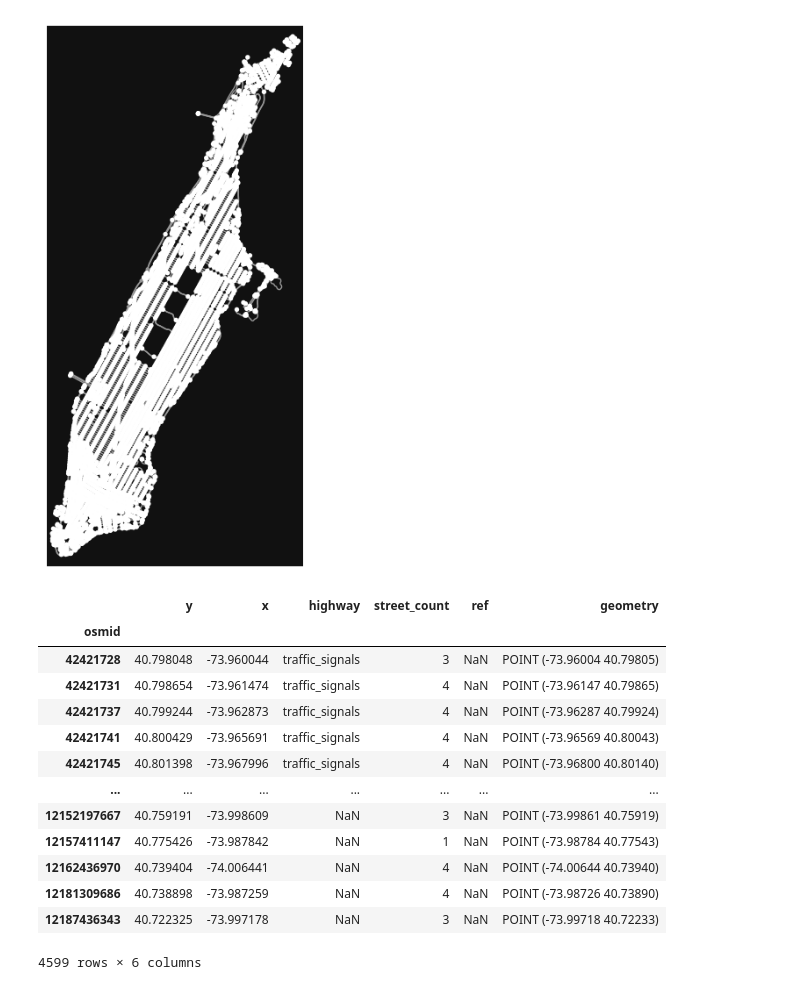
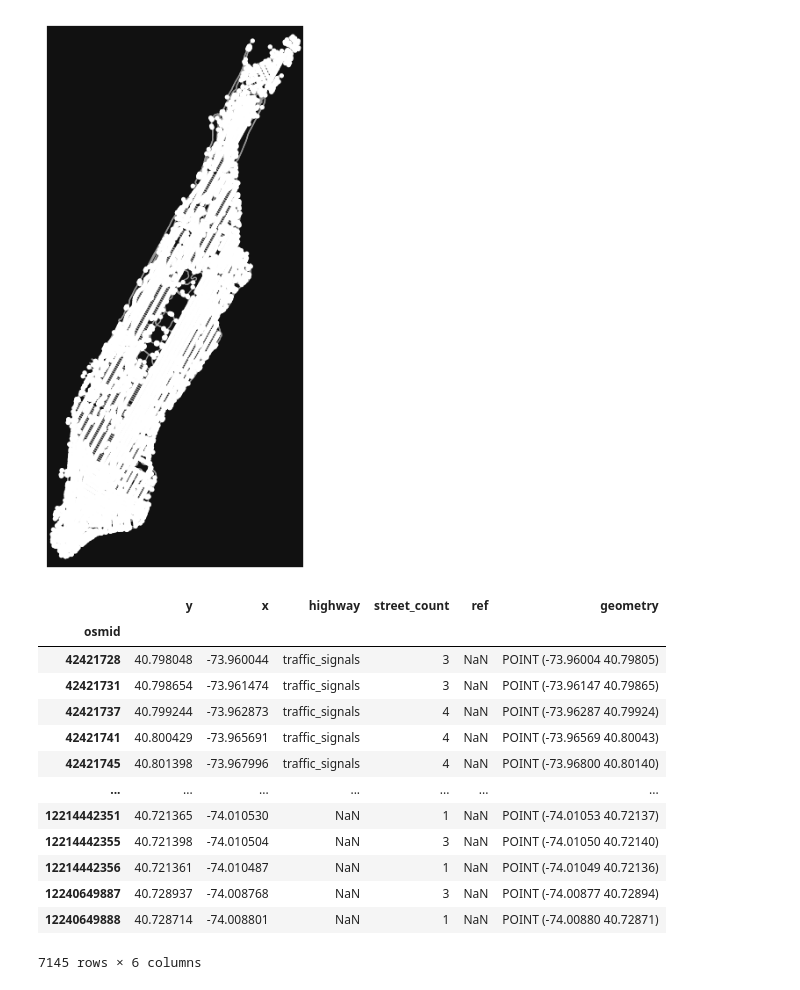
Before and after one commit to amyxqc/bikenyc2024, a Jupyter notebook: Initial.ipynb, the cells around one changed output. Cells and saved outputs as stored; diff of their text form; code cells hidden in the pictures.

```diff
--- a/Initial.ipynb
+++ b/Initial.ipynb
@@ -19,28 +19,28 @@ settings.cache_folder = "/tmp/cache"
 # %%
 # Define the place
 place = "Manhattan, New York, NY"
 # Add the street network to the map
-G = ox.graph_from_place(place, network_type="drive")
+G = ox.graph_from_place(place, network_type="bike")
 # Converting street network into graph of nodes and edges
 nodes, edges = ox.graph_to_gdfs(G)
 # Plotting the graph visually
 ox.plot_graph(G)
 # Initial Dataframe
 nodes, streets = ox.graph_to_gdfs(G)
 nodes
 # %% [output]
-[figure, old version]
+[figure, new version]
 |  | y | x | highway | street_count | ref | geometry |
 | osmid |  |  |  |  |  |  |
 | 42421728 | 40.798048 | -73.960044 | traffic_signals | 3 | NaN | POINT (-73.96004 40.79805) |
-| 42421731 | 40.798654 | -73.961474 | traffic_signals | 4 | NaN | POINT (-73.96147 40.79865) |
+| 42421731 | 40.798654 | -73.961474 | traffic_signals | 3 | NaN | POINT (-73.96147 40.79865) |
 | 42421737 | 40.799244 | -73.962873 | traffic_signals | 4 | NaN | POINT (-73.96287 40.79924) |
 | 42421741 | 40.800429 | -73.965691 | traffic_signals | 4 | NaN | POINT (-73.96569 40.80043) |
 | 42421745 | 40.801398 | -73.967996 | traffic_signals | 4 | NaN | POINT (-73.96800 40.80140) |
 | ... | ... | ... | ... | ... | ... | ... |
-| 12152197667 | 40.759191 | -73.998609 | NaN | 3 | NaN | POINT (-73.99861 40.75919) |
-| 12157411147 | 40.775426 | -73.987842 | NaN | 1 | NaN | POINT (-73.98784 40.77543) |
-| 12162436970 | 40.739404 | -74.006441 | NaN | 4 | NaN | POINT (-74.00644 40.73940) |
-| 12181309686 | 40.738898 | -73.987259 | NaN | 4 | NaN | POINT (-73.98726 40.73890) |
-| 12187436343 | 40.722325 | -73.997178 | NaN | 3 | NaN | POINT (-73.99718 40.72233) |
+| 12214442351 | 40.721365 | -74.010530 | NaN | 1 | NaN | POINT (-74.01053 40.72137) |
+| 12214442355 | 40.721398 | -74.010504 | NaN | 3 | NaN | POINT (-74.01050 40.72140) |
+| 12214442356 | 40.721361 | -74.010487 | NaN | 1 | NaN | POINT (-74.01049 40.72136) |
+| 12240649887 | 40.728937 | -74.008768 | NaN | 3 | NaN | POINT (-74.00877 40.72894) |
+| 12240649888 | 40.728714 | -74.008801 | NaN | 1 | NaN | POINT (-74.00880 40.72871) |
-4599 rows × 6 columns
+7145 rows × 6 columns
```
Also changed, not shown: parts of 10 cells of this notebook.
